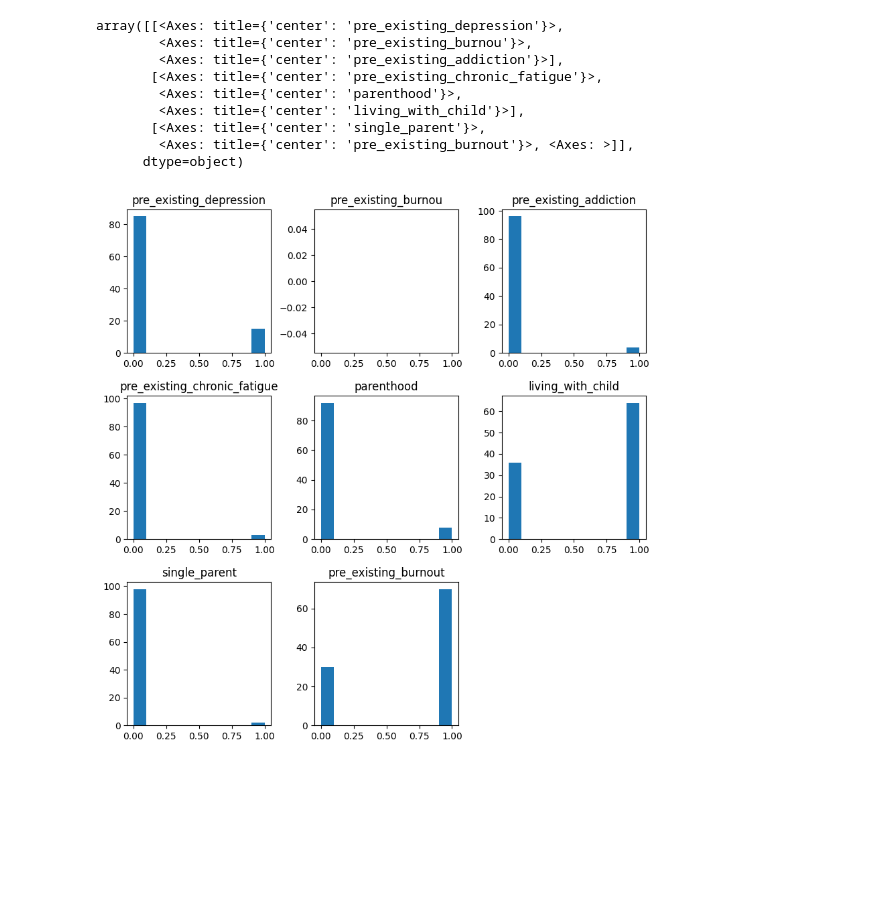
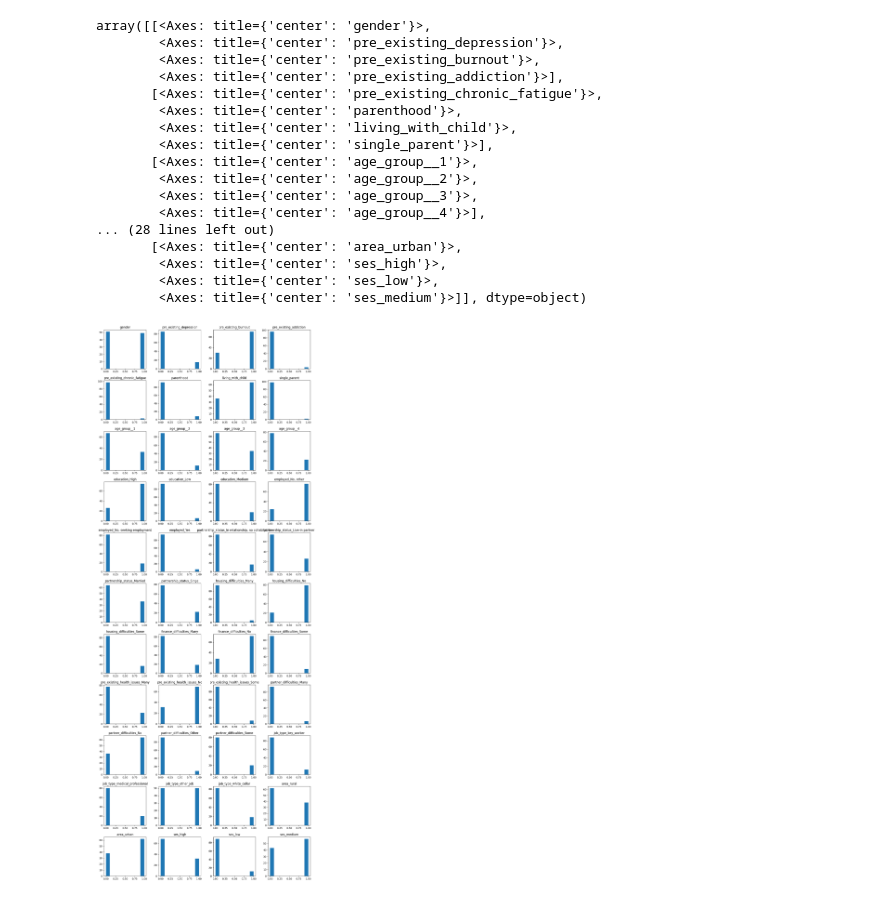
Before and after one commit to covid19ABM/comma, a Jupyter notebook: examples/individual.ipynb, the cells around one changed output. Cells and saved outputs as stored; diff of their text form; code cells hidden in the pictures; blank space fills up the shorter version.

```diff
--- a/examples/individual.ipynb
+++ b/examples/individual.ipynb
@@ -149,19 +155,27 @@ Individual.populate(size, seed,
 # %%
 # Plots of distributions
 # Note: that the features variable should be fully encapsulated in the class
 #       and thus should not be visited like this.
-Individual._features.hist(grid=False, figsize=(10, 10))
+Individual._features.hist(grid=False, figsize=(15, 40), layout=(11, 4))
 # %% [output]
-array([[<Axes: title={'center': 'pre_existing_depression'}>,
-        <Axes: title={'center': 'pre_existing_burnou'}>,
+array([[<Axes: title={'center': 'gender'}>,
+        <Axes: title={'center': 'pre_existing_depression'}>,
+        <Axes: title={'center': 'pre_existing_burnout'}>,
         <Axes: title={'center': 'pre_existing_addiction'}>],
        [<Axes: title={'center': 'pre_existing_chronic_fatigue'}>,
         <Axes: title={'center': 'parenthood'}>,
-        <Axes: title={'center': 'living_with_child'}>],
-       [<Axes: title={'center': 'single_parent'}>,
-        <Axes: title={'center': 'pre_existing_burnout'}>, <Axes: >]],
-      dtype=object)
+        <Axes: title={'center': 'living_with_child'}>,
+        <Axes: title={'center': 'single_parent'}>],
+       [<Axes: title={'center': 'age_group__1'}>,
+        <Axes: title={'center': 'age_group__2'}>,
+        <Axes: title={'center': 'age_group__3'}>,
+        <Axes: title={'center': 'age_group__4'}>],
+... (28 lines left out)
+       [<Axes: title={'center': 'area_urban'}>,
+        <Axes: title={'center': 'ses_high'}>,
+        <Axes: title={'center': 'ses_low'}>,
+        <Axes: title={'center': 'ses_medium'}>]], dtype=object)
-[figure, old version]
+[figure, new version]
 # %%
 individuals = []
 for i in range(size):
```
Also changed, not shown: parts of 3 cells of this notebook, 1 other file.
